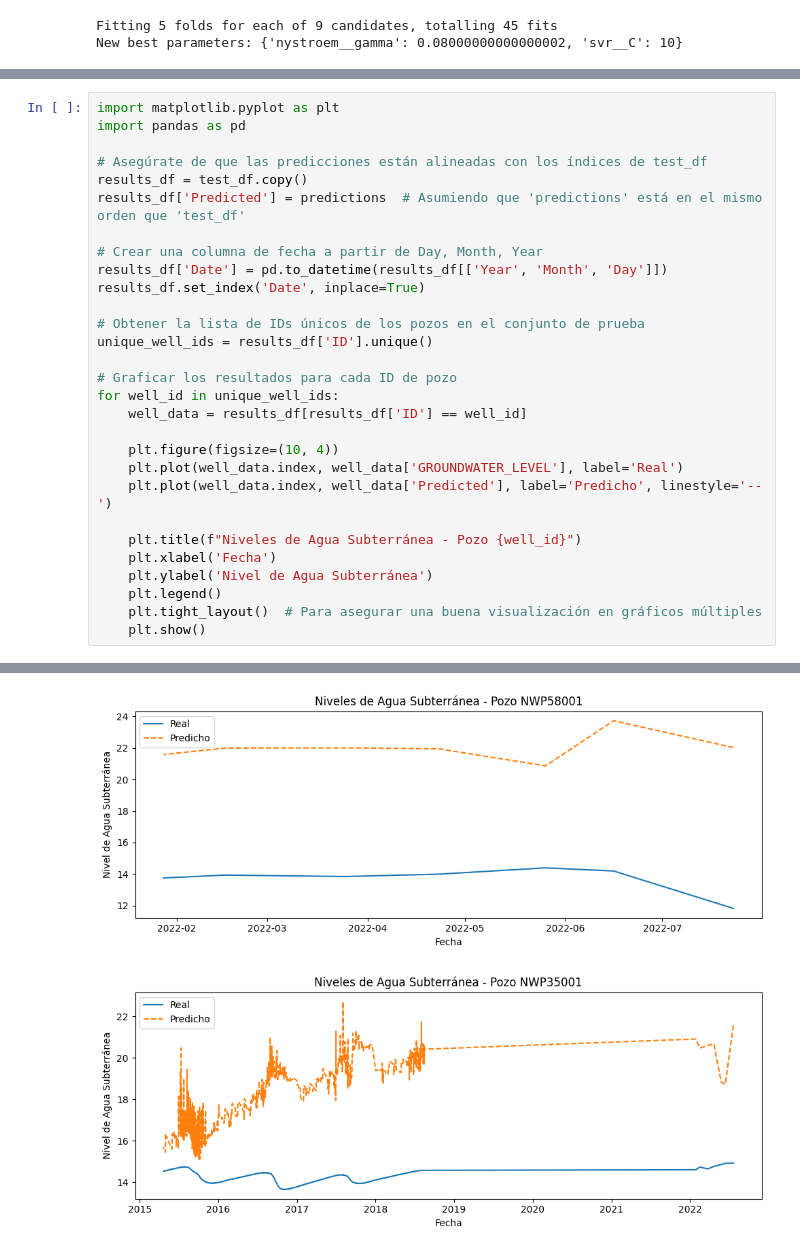
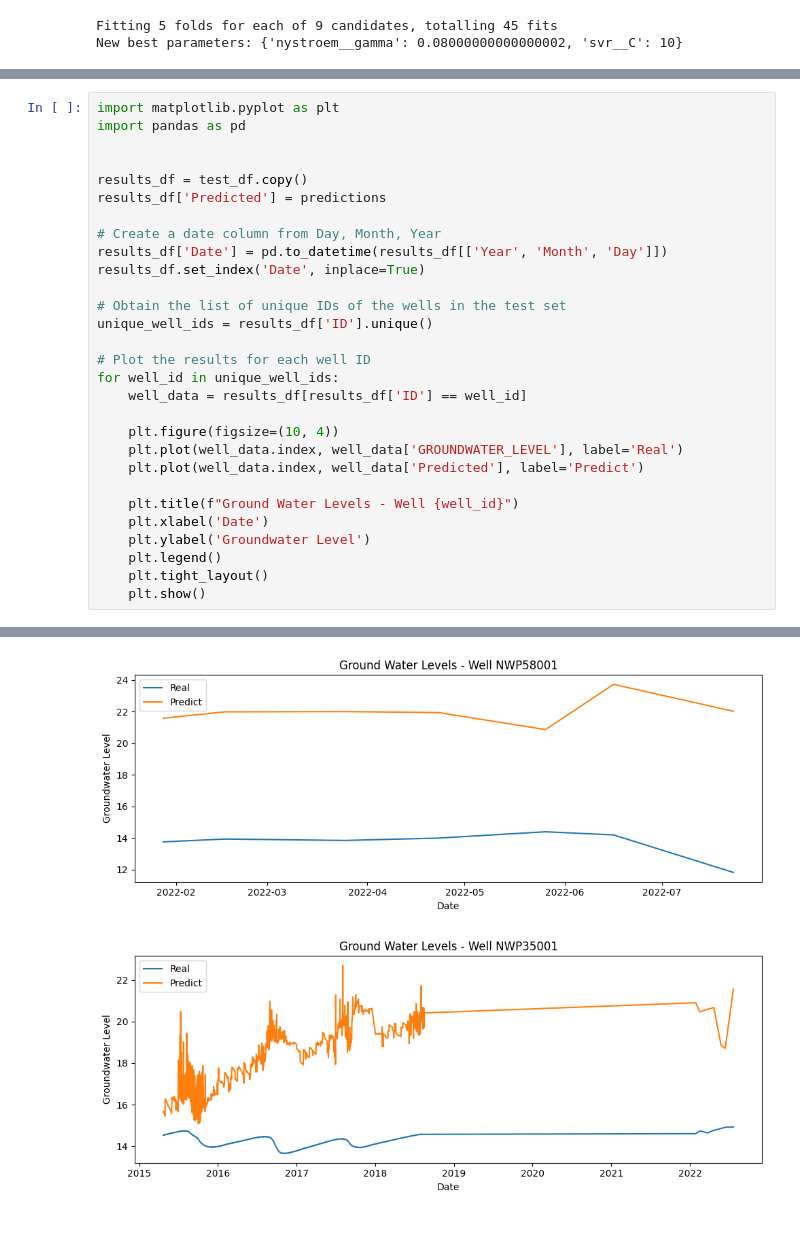
Before and after one commit to franfurey/aquaViva, a Jupyter notebook: notebooks/machine_learning/LinearSVR.ipynb, the cells around one changed output, grey strips where cells are left out. Saved outputs shown, nothing was run; the diff lists cells and outputs as text.

```diff
--- a/notebooks/machine_learning/LinearSVR.ipynb
+++ b/notebooks/machine_learning/LinearSVR.ipynb
@@ -232,29 +232,29 @@ Coefficient of Determination (R²): -0.4167483495995503
 import matplotlib.pyplot as plt
 import pandas as pd
 
-# Asegúrate de que las predicciones están alineadas con los índices de test_df
+
 results_df = test_df.copy()
-results_df['Predicted'] = predictions  # Asumiendo que 'predictions' está en el mismo orden que 'test_df'
+results_df['Predicted'] = predictions
 
-# Crear una columna de fecha a partir de Day, Month, Year
+# Create a date column from Day, Month, Year
 results_df['Date'] = pd.to_datetime(results_df[['Year', 'Month', 'Day']])
 results_df.set_index('Date', inplace=True)
 
-# Obtener la lista de IDs únicos de los pozos en el conjunto de prueba
+# Obtain the list of unique IDs of the wells in the test set
 unique_well_ids = results_df['ID'].unique()
 
-# Graficar los resultados para cada ID de pozo
+# Plot the results for each well ID
 for well_id in unique_well_ids:
     well_data = results_df[results_df['ID'] == well_id]
 
     plt.figure(figsize=(10, 4))
     plt.plot(well_data.index, well_data['GROUNDWATER_LEVEL'], label='Real')
-    plt.plot(well_data.index, well_data['Predicted'], label='Predicho', linestyle='--')
+    plt.plot(well_data.index, well_data['Predicted'], label='Predict')
 
-    plt.title(f"Niveles de Agua Subterránea - Pozo {well_id}")
-    plt.xlabel('Fecha')
-    plt.ylabel('Nivel de Agua Subterránea')
+    plt.title(f"Ground Water Levels - Well {well_id}")
+    plt.xlabel('Date')
+    plt.ylabel('Groundwater Level')
     plt.legend()
-    plt.tight_layout()  # Para asegurar una buena visualización en gráficos múltiples
+    plt.tight_layout()
     plt.show()
 # %% [output]
@@ -262,2 +262,2 @@ for well_id in unique_well_ids:
-[figure, old version]
+[figure, new version]
-[figure, old version]
+[figure, new version]
```
Also changed, not shown: parts of 6 cells of this notebook.
